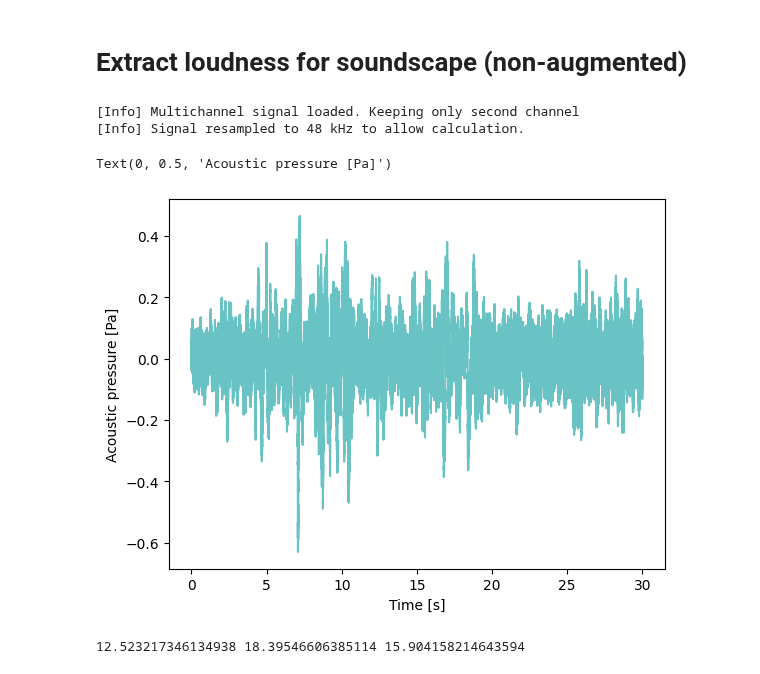
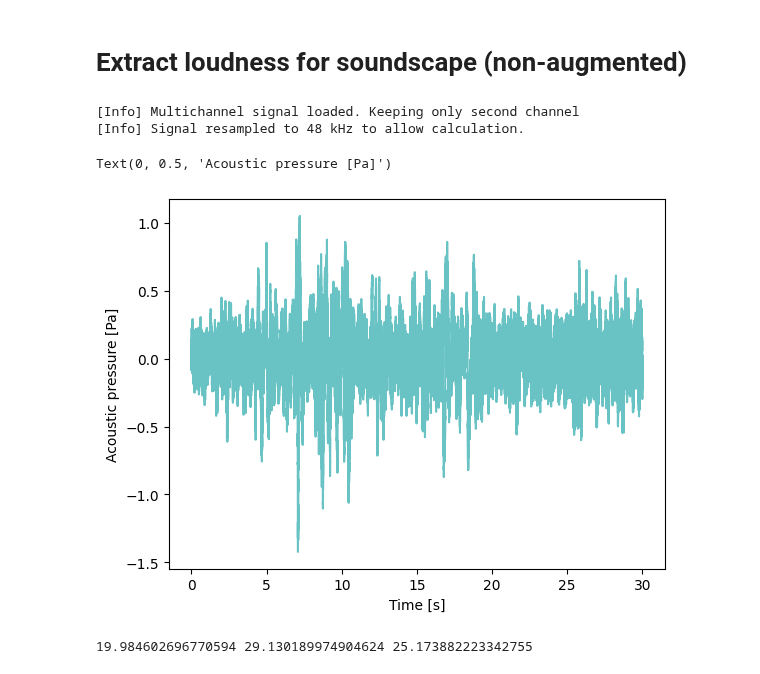
Before and after one commit to amaiasagasti/UrbanPleasantnessEventfulness, a Jupyter notebook: code/extract_features_mosqito.ipynb, the cells around one changed output. Drawn from its saved outputs; the diff is of its cells as text; code cells hidden in the pictures.

```diff
--- a/code/extract_features_mosqito.ipynb
+++ b/code/extract_features_mosqito.ipynb
@@ -55,7 +55,7 @@ def load(file, wav_calib=None, mat_signal="", mat_fs=""):
 
         # manage multichannel files
         if signal.ndim > 1:
-            signal = signal[:, 0]+signal[:, 1]
+            signal = signal[:, 1] # signal[:, 0] for first channel
             print("[Info] Multichannel signal loaded. Keeping only second channel")
 
         # calibration factor for the signal to be in Pa
@@ -150,28 +150,28 @@ print(N_avg, N_max, N_95)
 # %%
 # Define path to the .wav file
 # To be replaced by your own path
 path = "../data/R0056_segment_binaural_44100_2.wav"
 # load signal
 #fs, sig = wavfile.read(path)
-sig, fs = load(path, wav_calib=(1/0.644716))
+sig, fs = load(path, wav_calib=(3.5))
 """ # keep only right channel
 if(sig.shape[1]>1):
     sig=sig[:,1]
 # if needed, resample to 48kHz
 if fs != 48000:
     signal = resample(sig, int(48000 * len(sig) / fs))
     fs = 48000 """
 # plot signal
 t = np.linspace(0, (len(sig) - 1) / fs, len(sig))
 plt.figure(1)
 plt.plot(t, sig, color=COLORS[0])
 plt.xlabel('Time [s]')
 plt.ylabel('Acoustic pressure [Pa]')
 # %% [output]
 [Info] Multichannel signal loaded. Keeping only second channel
 [Info] Signal resampled to 48 kHz to allow calculation.
 Text(0, 0.5, 'Acoustic pressure [Pa]')
-[figure, old version]
+[figure, new version]
 # %%
 N, N_spec, bark_axis, time_axis = loudness_zwtv(sig, fs, field_type="free")
 N_avg=np.mean(N)
@@ -182,4 +182,4 @@ N_95=np.percentile(N,95)
 
 print(N_avg, N_max, N_95)
 # %% [output]
-12.523217346134938 18.39546606385114 15.904158214643594
+19.984602696770594 29.130189974904624 25.173882223342755
```
